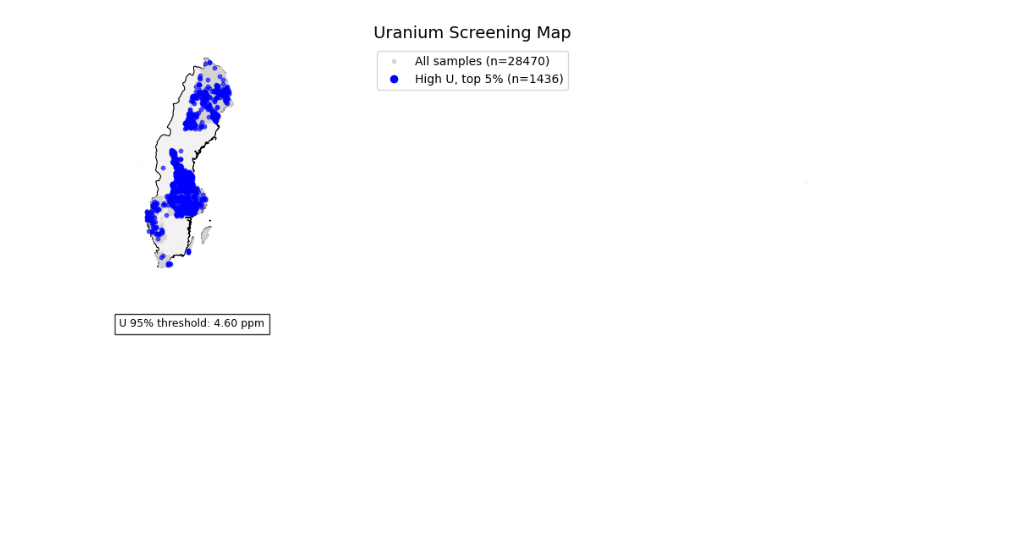
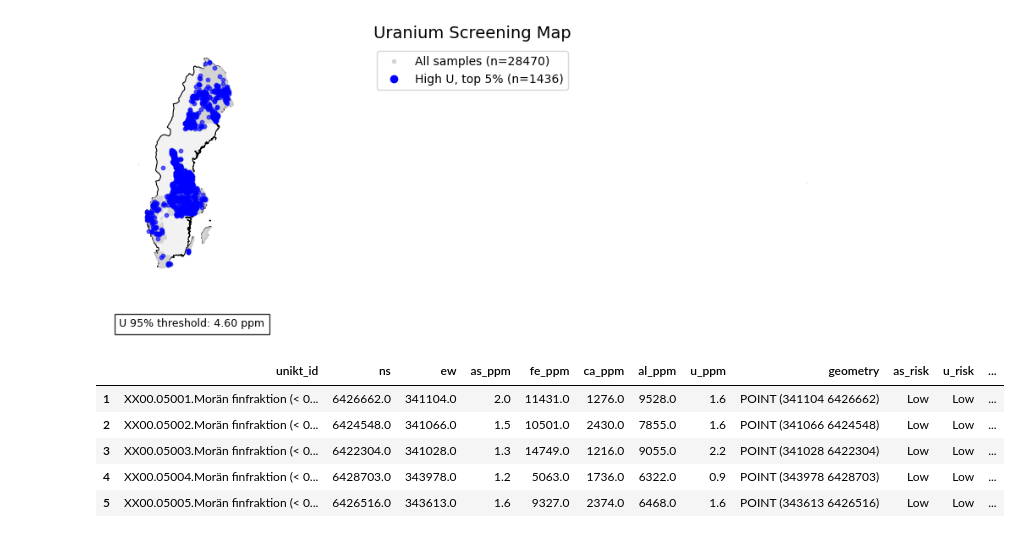
Before and after one commit to M-Tuy/GeoChem-DataLab, a Jupyter notebook: notebooks/Uranium.ipynb, the cells around one changed output. Saved outputs shown, nothing was run; the diff lists cells and outputs as text; code cells hidden in the pictures; blank space fills up the shorter version.

```diff
--- a/notebooks/Uranium.ipynb
+++ b/notebooks/Uranium.ipynb
@@ -552,3 +538,12 @@ fig.savefig(
 plt.show()
 # %% [output]
 [figure]
+# %%
+df_markgeodata.head()
+# %% [output]
+|  | unikt_id | ns | ew | as_ppm | fe_ppm | ca_ppm | al_ppm | u_ppm | geometry | as_risk | u_risk | ... |
+| 1 | XX00.05001.Morän finfraktion (< 0... | 6426662.0 | 341104.0 | 2.0 | 11431.0 | 1276.0 | 9528.0 | 1.6 | POINT (341104 6426662) | Low | Low | ... |
+| 2 | XX00.05002.Morän finfraktion (< 0... | 6424548.0 | 341066.0 | 1.5 | 10501.0 | 2430.0 | 7855.0 | 1.6 | POINT (341066 6424548) | Low | Low | ... |
+| 3 | XX00.05003.Morän finfraktion (< 0... | 6422304.0 | 341028.0 | 1.3 | 14749.0 | 1216.0 | 9055.0 | 2.2 | POINT (341028 6422304) | Low | Low | ... |
+| 4 | XX00.05004.Morän finfraktion (< 0... | 6428703.0 | 343978.0 | 1.2 | 5063.0 | 1736.0 | 6322.0 | 0.9 | POINT (343978 6428703) | Low | Low | ... |
+| 5 | XX00.05005.Morän finfraktion (< 0... | 6426516.0 | 343613.0 | 1.6 | 9327.0 | 2374.0 | 6468.0 | 1.6 | POINT (343613 6426516) | Low | Low | ... |
```
Also changed, not shown: parts of 2 cells of this notebook, 3 other files.
